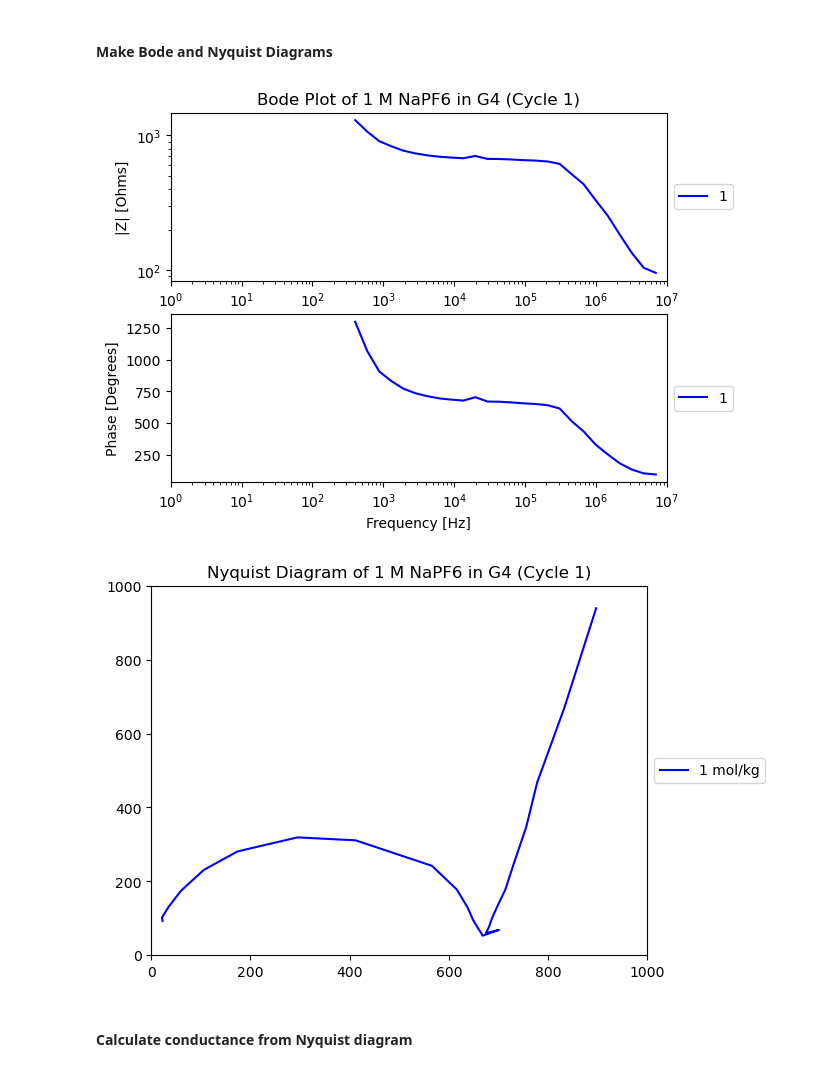
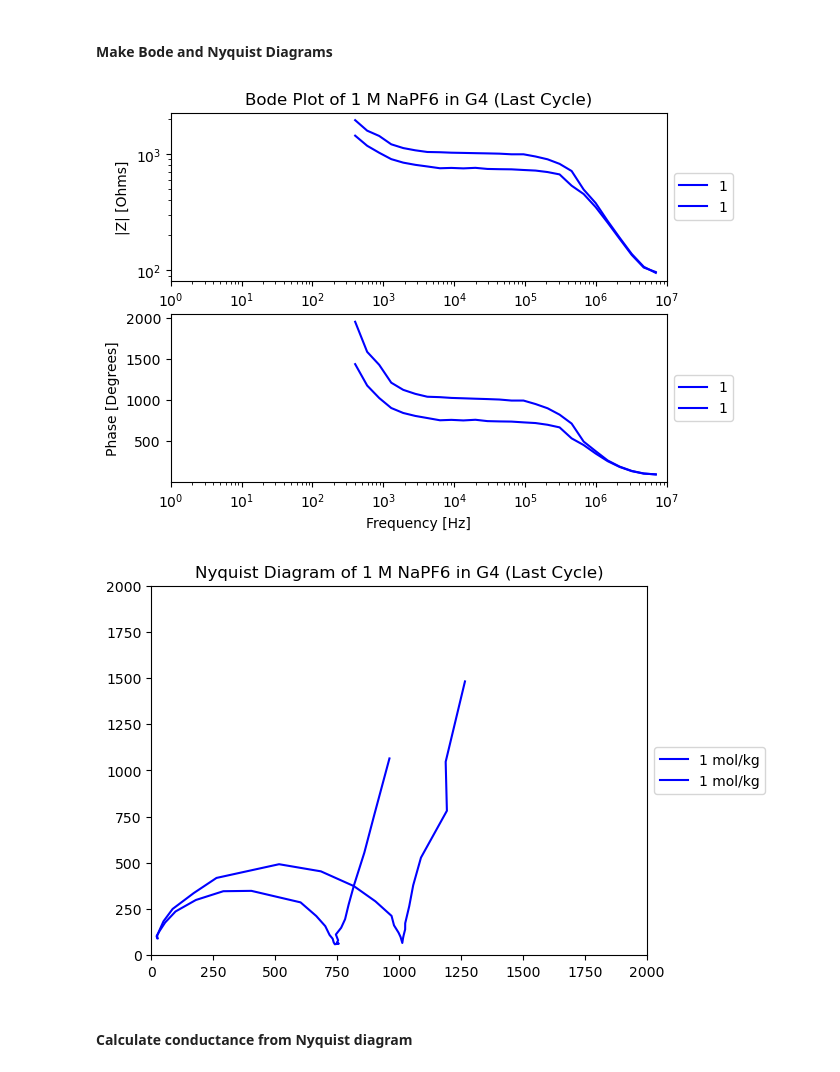
Before and after one commit to milesmsmith/auto-eis-conductivity, a Jupyter notebook: Data_Visualization_EIS.ipynb, the cells around one changed output. Drawn from its saved outputs; the diff is of its cells as text; code cells hidden in the pictures.

Commit message:
Some data

```diff
--- a/Data_Visualization_EIS.ipynb
+++ b/Data_Visualization_EIS.ipynb
@@ -25,7 +25,7 @@ from sympy import symbols, Eq, solve
 # %% [markdown]
 ### Configure User Inputs
 # %%
-data_name = '1 M NaPF6 in G4 (Cycle 1)'
+data_name = '1 M NaPF6 in G4 (Last Cycle)'
 # Set the directory path to where the data files (*.txt) format are located on the computer
 directory_path = '/Users/milessmith/Documents/GitHub/mit-tri-robot/data/13Mar2024-CycledLiquids' # Miles MacBook Pro
 # directory_path = 'C:\\Users\miles\Documents\GitHub\mit-tri-robot\eis_sample_data'
@@ -35,7 +35,7 @@ directory_path = '/Users/milessmith/Documents/GitHub/mit-tri-robot/data/13Mar202
 data_filter_selection = 1 # 1 = yes / 0 = no
 # If yes, I use the expected value of the residuals compared to a model to determine if the data is adequate.
 # What should the threshold be to flag data?
-avg_residuals_cutoff = 0.05
+avg_residuals_cutoff = 10000 #0.05
 # avg_residuals_cutoff = math.inf
 
 # Cell Configuraton
@@ -333,37 +333,37 @@ nyquist_fig, nyquist_ax = plt.subplots(1)
 
 for i in range(len(eis.sample_number)):
     sample_label = (str(eis.plate_number[i]) + '-' + str(eis.sample_number[i]) + ' | ' + str(eis.temperature[i]) + 'degC')
 
     conc_idx = concs.index(eis.concentration[i])
     color = cmap[conc_idx]
 
     bode_ax[0].loglog(eis.spectra_f, eis.Z_magnitude[i], c = color, label = eis.concentration[i])
     bode_ax[1].semilogx(eis.spectra_f, eis.Z_magnitude[i], c = color, label = eis.concentration[i])
 
     nyquist_ax.plot(eis.complex_Z[i].real, -eis.complex_Z[i].imag, c = color, label= str(eis.concentration[i]) + ' mol/kg')
 
-nyquist_ax.set_xlim([0, 1000])
-nyquist_ax.set_ylim([0, 1000])
+nyquist_ax.set_xlim([0, 2000])
+nyquist_ax.set_ylim([0, 2000])
 nyquist_ax.set_title('Nyquist Diagram of ' + eis.name) # + ' at ' + str((eis.concentration[0])) + ' mol/kg' )
 nyquist_ax.legend(loc='center left', bbox_to_anchor=(1, 0.5))
 
 bode_ax[0].set_title('Bode Plot of ' + eis.name)
 bode_ax[0].legend(loc='center left', bbox_to_anchor=(1, 0.5))
 bode_ax[1].legend(loc='center left', bbox_to_anchor=(1, 0.5))
 bode_ax[1].set_xlabel('Frequency [Hz]')
 bode_ax[0].set_ylabel('|Z| [Ohms]')
 bode_ax[1].set_ylabel('Phase [Degrees]')
 bode_ax[0].set_xlim([1, 10**7])
 bode_ax[1].set_xlim([1, 10**7])
 
 if save_figs == 1:
     bode_fig.savefig(save_path + '/' + str(eis.date_characterized[0]) + eis.name + '_bode.png', bbox_inches='tight')
     nyquist_fig.savefig(save_path + '/' + str(eis.date_characterized[0]) + eis.name + '_nyquist_' + str(eis.concentration[0]) + '.png', bbox_inches='tight')
     # bode_fig.savefig(save_path + '/' + str(eis.date_characterized) + eis.name + '_bode.png', bbox_inches='tight')
     # nyquist_fig.savefig(save_path + '/' + str(eis.date_characterized) + eis.name + '_nyquist_' + str(eis.concentration) + '.png', bbox_inches='tight')
 # %% [output]
-[figure, old version]
+[figure, new version]
-[figure, old version]
+[figure, new version]
 # %% [markdown]
 #### Calculate conductance from Nyquist diagram
 # %%
```
Also changed, not shown: parts of 3 cells of this notebook, 17 other files.
